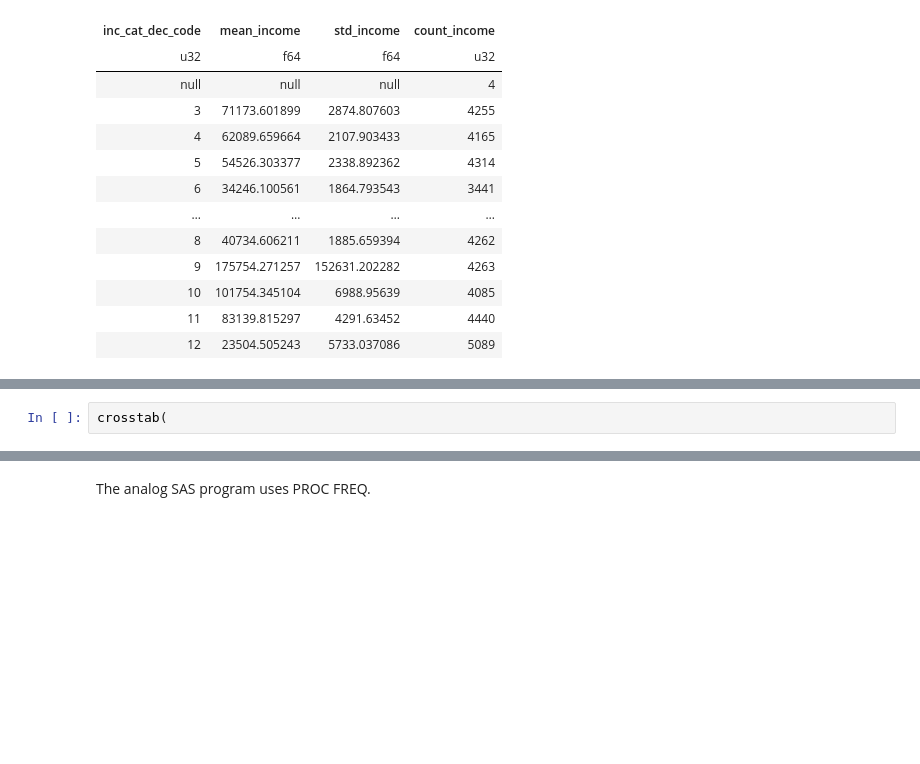
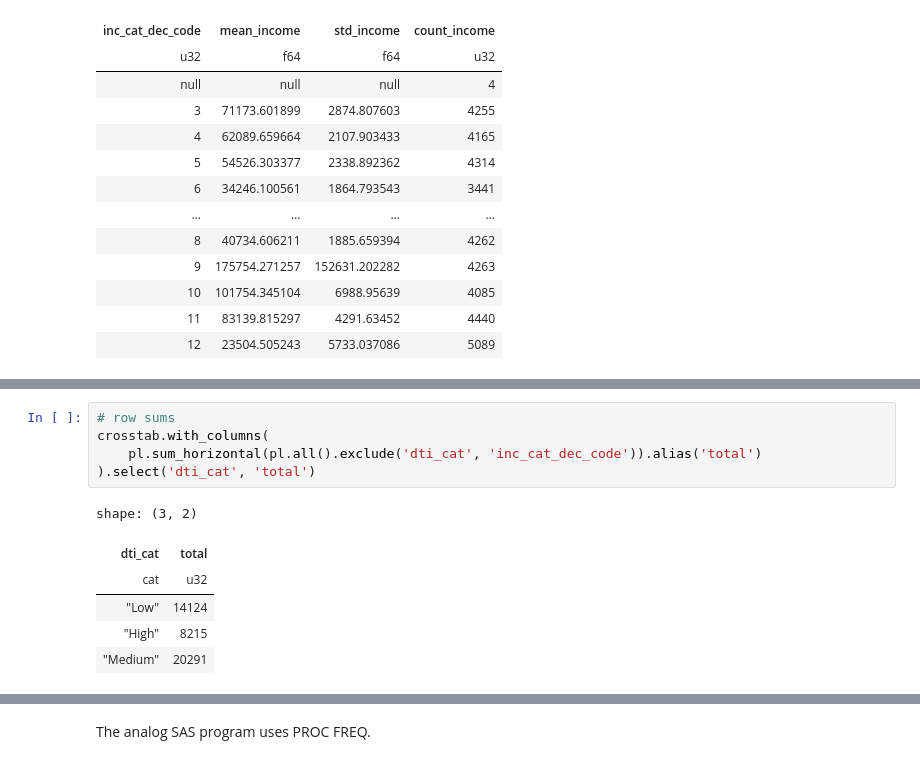
Before and after one commit to kpwhri/PythonForSASUsers, a Jupyter notebook: 09-Groupby.ipynb, the cells around one changed output, grey strips where cells are left out. Cells and saved outputs as stored; diff of their text form; blank space fills up the shorter version.

```diff
--- a/09-Groupby.ipynb
+++ b/09-Groupby.ipynb
@@ -609,2 +608,12 @@ shape: (3, 12)
-# %%
-crosstab(
+# %%
+# row sums
+crosstab.with_columns(
+    pl.sum_horizontal(pl.all().exclude('dti_cat', 'inc_cat_dec_code')).alias('total')
+).select('dti_cat', 'total')
+# %% [output]
+shape: (3, 2)
+| dti_cat | total |
+| cat | u32 |
+| "Low" | 14124 |
+| "High" | 8215 |
+| "Medium" | 20291 |
```
Also changed, not shown: parts of 13 cells of this notebook, 5 other files.
